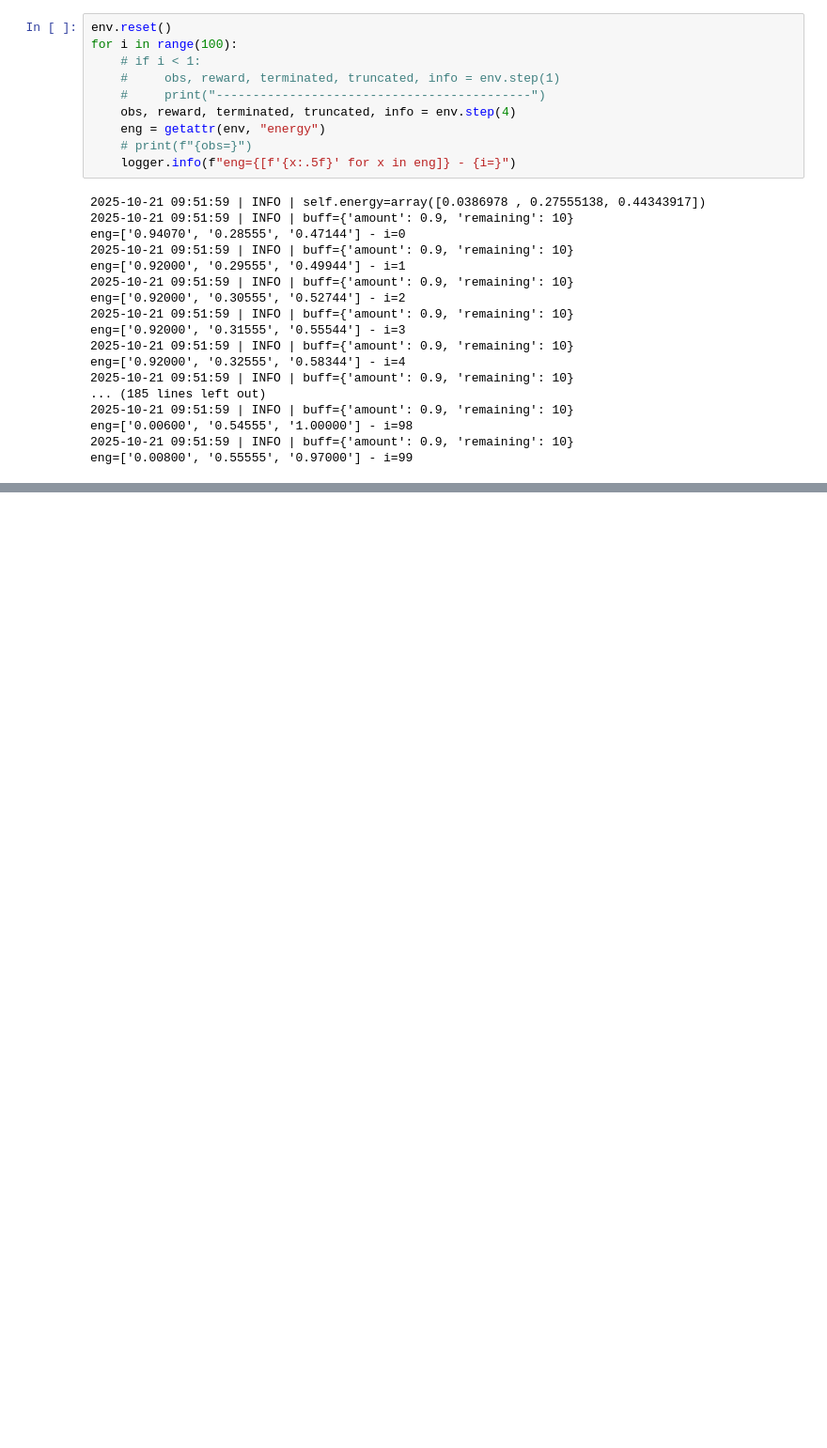
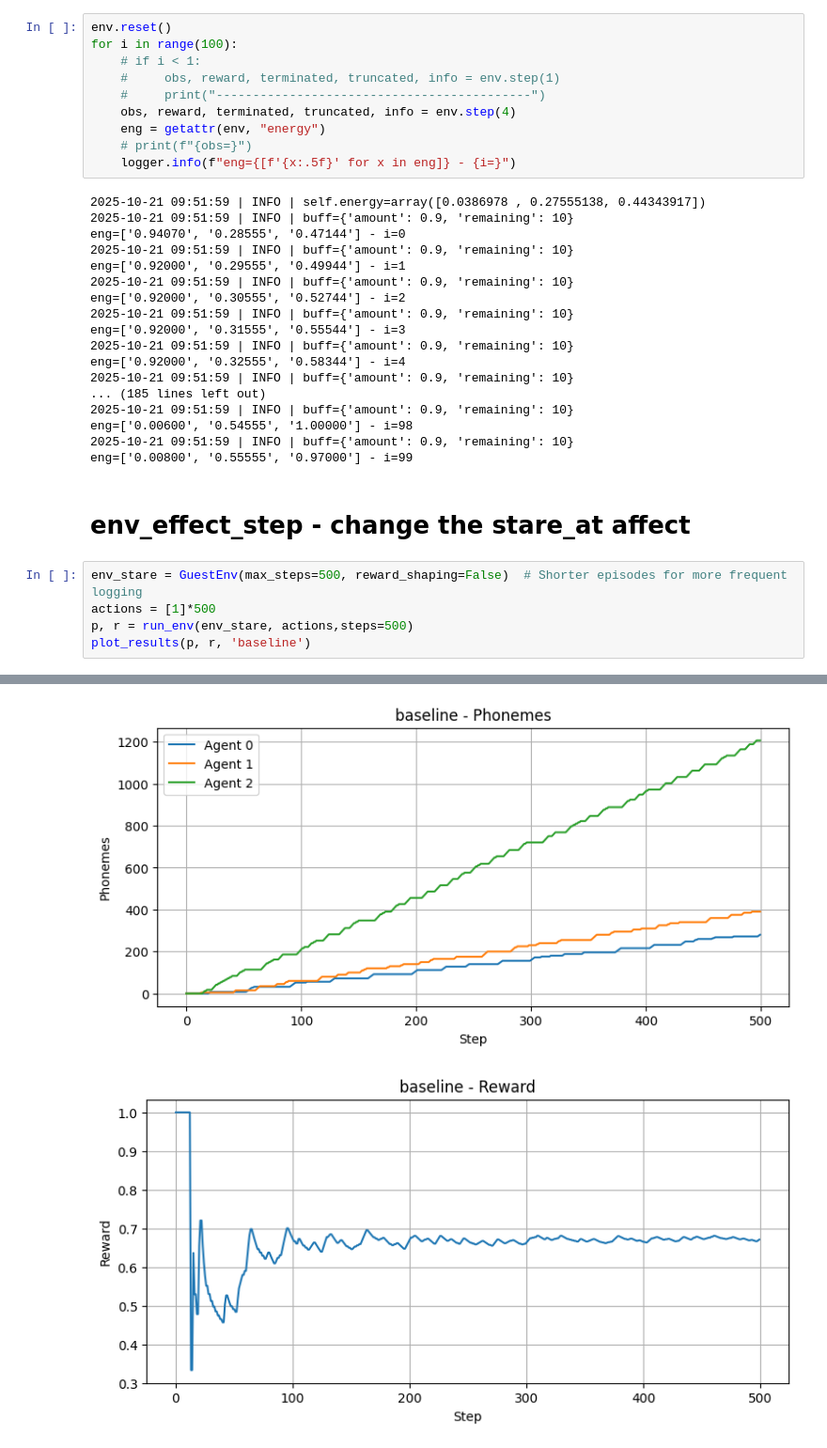
Before and after one commit to ofirmac/env, a Jupyter notebook: src/test_result/test_env.ipynb, the cells around one changed output, grey strips where cells are left out. Shown: that part at 94% size. Cells and saved outputs as stored; diff of their text form; blank space fills up the shorter version.

```diff
--- a/src/test_result/test_env.ipynb
+++ b/src/test_result/test_env.ipynb
@@ -100,3 +100,11 @@ eng=['0.92000', '0.32555', '0.58344'] - i=4
 eng=['0.00600', '0.54555', '1.00000'] - i=98
 2025-10-21 09:51:59 | INFO | buff={'amount': 0.9, 'remaining': 10}
 eng=['0.00800', '0.55555', '0.97000'] - i=99
+# %% [markdown]
+# env_effect_step - change the stare_at affect
+# %%
+env_stare = GuestEnv(max_steps=500, reward_shaping=False)  # Shorter episodes for more frequent logging
+actions = [1]*500
+p, r = run_env(env_stare, actions,steps=500)
+plot_results(p, r, 'baseline')
+# %% [output]
@@ -102,0 +128,2 @@ eng=['0.00800', '0.55555', '0.97000'] - i=99
+[figure, added]
+[figure, added]
```
Also changed, not shown: parts of 5 cells of this notebook, 2 other files.
